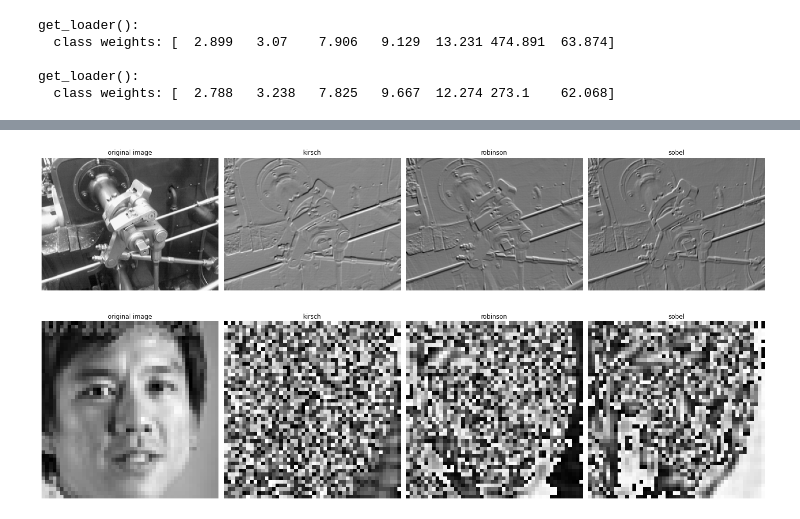
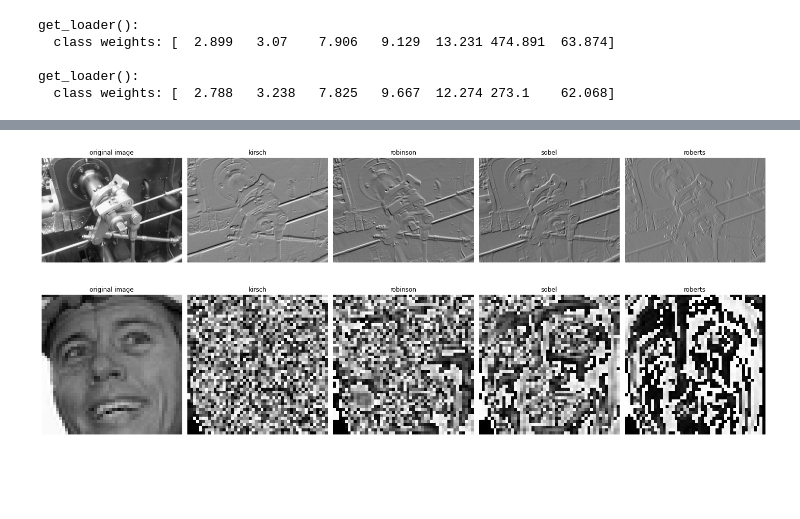
Before and after one commit to swegg4n/AML-EmotionRecognition, a Jupyter notebook: filters.ipynb, the cells around one changed output, grey strips where cells are left out. Cells and saved outputs as stored; diff of their text form; code cells hidden in the pictures; blank space fills up the shorter version.

```diff
--- a/filters.ipynb
+++ b/filters.ipynb
@@ -210,7 +210,7 @@ img = transform(img).squeeze(0)
 
 plt.figure(figsize=(20,20))
 
-plt.subplot(1, 4, 1); plt.title('original image')
+plt.subplot(1, 5, 1); plt.title('original image')
 plt.axis('off')
 plt.imshow(img, cmap='gray')
 
@@ -237,52 +237,64 @@ robinson_compass_masks = [
     # np.array([[2,1,0],[1,0,-1],[0,-1,-2]]),   # west
     # np.array([[-2,-1,0],[-1,0,1],[0,1,2]]),   # north-west
 ]
 
-G_x = [[1, 2, 1], [0, 0, 0], [-1, -2, -1]]
-G_y = [[1, 0, -1], [2, 0, -2], [1, 0, -1]]
+sobel_G_x = [[1, 2, 1], [0, 0, 0], [-1, -2, -1]]
+sobel_G_y = [[1, 0, -1], [2, 0, -2], [1, 0, -1]]
+
+roberts_G_x = [[1, 0], [0, -1]]
+roberts_G_y = [[0, -1], [1, 0]]
 
 
-kirsch = np.zeros_like(img)
+
+kirsch = 0
 for cm in kirsch_compass_masks:
     k = ndimage.convolve(img, cm, mode='nearest', cval=0.0)
     kirsch = np.add(kirsch, k)
 
-plt.subplot(1, 4, 2); plt.title('kirsch')
+plt.subplot(1, 5, 2); plt.title('kirsch')
 plt.axis('off')
 plt.imshow(kirsch, cmap='gray')
 
 
 robinson = np.zeros_like(img)
 for cm in robinson_compass_masks:
     k = ndimage.convolve(img, cm, mode='nearest', cval=0.0)
     robinson = np.add(robinson, k)
 
-plt.subplot(1, 4, 3); plt.title('robinson')
+plt.subplot(1, 5, 3); plt.title('robinson')
 plt.axis('off')
 plt.imshow(robinson, cmap='gray')
 
 
-sobel = ndimage.convolve(img, G_x) + ndimage.convolve(img, G_y)
+sobel = ndimage.convolve(img, sobel_G_x) + ndimage.convolve(img, sobel_G_y)
 
-plt.subplot(1, 4, 4); plt.title('sobel')
+plt.subplot(1, 5, 4); plt.title('sobel')
 plt.axis('off')
 plt.imshow(sobel, cmap='gray')
 
 
+roberts = ndimage.convolve(img, roberts_G_x) + ndimage.convolve(img, roberts_G_y)
+
+plt.subplot(1, 5, 5); plt.title('roberts')
+plt.axis('off')
+plt.imshow(roberts, cmap='gray')
+
+
 plt.tight_layout(); plt.show()
 # %% [output]
-[figure, old version]
+[figure, new version]
 # %%
 from scipy import ndimage
 
 
 img = images_raw[random.randint(0, len(images_raw)-1)]
+# img = images_raw[0]
 
 
 
 plt.figure(figsize=(20,20))
 
-plt.subplot(1, 4, 1); plt.title('original image')
+plt.subplot(1, 5, 1); plt.title('original image')
 plt.axis('off')
 plt.imshow(img, cmap='gray')
 
@@ -310,8 +322,12 @@ robinson_compass_masks = [
     # np.array([[-2,-1,0],[-1,0,1],[0,1,2]]),   # north-west
 ]
 
-G_x = [[1, 2, 1], [0, 0, 0], [-1, -2, -1]]
-G_y = [[1, 0, -1], [2, 0, -2], [1, 0, -1]]
+sobel_G_x = [[1, 2, 1], [0, 0, 0], [-1, -2, -1]]
+sobel_G_y = [[1, 0, -1], [2, 0, -2], [1, 0, -1]]
+
+roberts_G_x = [[1, 0], [0, -1]]
+roberts_G_y = [[0, -1], [1, 0]]
+
 
 
 kirsch = np.zeros_like(img)
@@ -319,7 +335,7 @@ for cm in kirsch_compass_masks:
     k = ndimage.convolve(img, cm, mode='nearest', cval=0.0)
     kirsch = np.add(kirsch, k)
 
-plt.subplot(1, 4, 2); plt.title('kirsch')
+plt.subplot(1, 5, 2); plt.title('kirsch')
 plt.axis('off')
 plt.imshow(kirsch, cmap='gray')
 
@@ -329,18 +345,25 @@ for cm in robinson_compass_masks:
     k = ndimage.convolve(img, cm, mode='nearest', cval=0.0)
     robinson = np.add(robinson, k)
 
-plt.subplot(1, 4, 3); plt.title('robinson')
+plt.subplot(1, 5, 3); plt.title('robinson')
 plt.axis('off')
 plt.imshow(robinson, cmap='gray')
 
 
-sobel = ndimage.convolve(img, G_x) + ndimage.convolve(img, G_y)
+sobel = ndimage.convolve(img, sobel_G_x) + ndimage.convolve(img, sobel_G_y)
 
-plt.subplot(1, 4, 4); plt.title('sobel')
+plt.subplot(1, 5, 4); plt.title('sobel')
 plt.axis('off')
 plt.imshow(sobel, cmap='gray')
 
 
+roberts = ndimage.convolve(img, roberts_G_x) + ndimage.convolve(img, roberts_G_y)
+
+plt.subplot(1, 5, 5); plt.title('roberts')
+plt.axis('off')
+plt.imshow(roberts, cmap='gray')
+
+
 plt.tight_layout(); plt.show()
 # %% [output]
-[figure, old version]
+[figure, new version]
```
Also changed, not shown: parts of 3 cells of this notebook, 2 other files.
